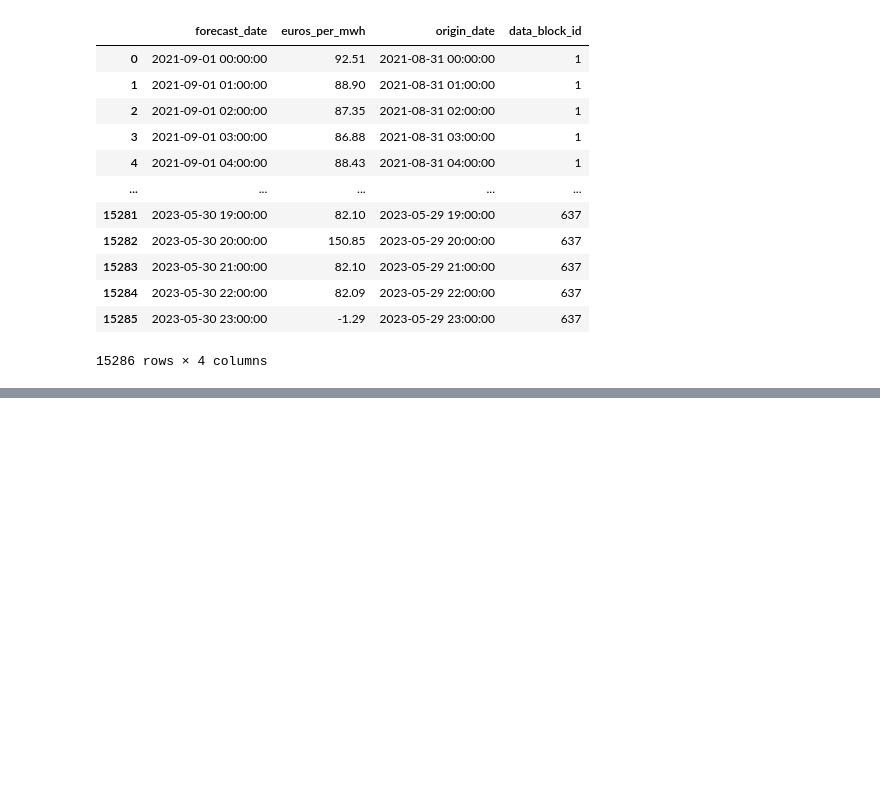
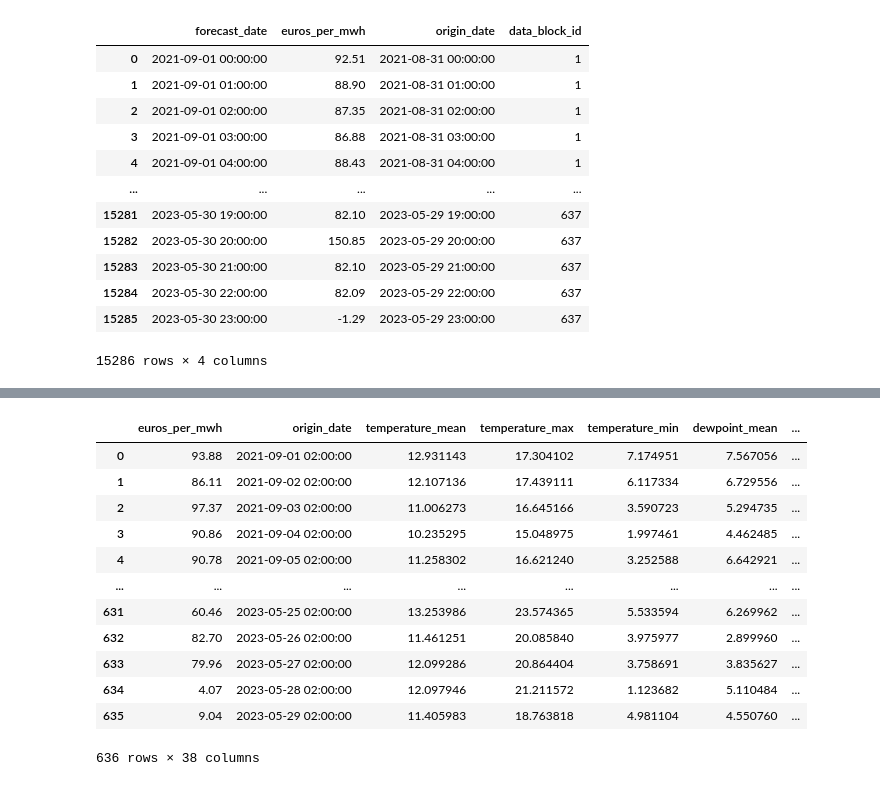
Before and after one commit to Valdins/QuantAlgoSystem, a Jupyter notebook: src/notebooks/intraday_analysis.ipynb, the cells around one changed output, grey strips where cells are left out. Drawn from its saved outputs; the diff is of its cells as text; code cells hidden in the pictures; blank space fills up the shorter version.

```diff
--- a/src/notebooks/intraday_analysis.ipynb
+++ b/src/notebooks/intraday_analysis.ipynb
@@ -24,0 +86,3 @@ electricity_data
+# %%
+energy_df_small = electricity_data[['euros_per_mwh','origin_date']]
+energy_df_small
@@ -24,0 +103,25 @@ electricity_data
+# %%
+full_df = pd.merge(
+    energy_df_small,
+    weather_aggregated,
+    left_on='origin_date',
+    right_on='origin_datetime',
+    how='inner'
+)
+
+full_df.drop(columns=['origin_datetime'], inplace=True)
+full_df
+# %% [output]
+|  | euros_per_mwh | origin_date | temperature_mean | temperature_max | temperature_min | dewpoint_mean | ... |
+| 0 | 93.88 | 2021-09-01 02:00:00 | 12.931143 | 17.304102 | 7.174951 | 7.567056 | ... |
+| 1 | 86.11 | 2021-09-02 02:00:00 | 12.107136 | 17.439111 | 6.117334 | 6.729556 | ... |
+| 2 | 97.37 | 2021-09-03 02:00:00 | 11.006273 | 16.645166 | 3.590723 | 5.294735 | ... |
+| 3 | 90.86 | 2021-09-04 02:00:00 | 10.235295 | 15.048975 | 1.997461 | 4.462485 | ... |
+| 4 | 90.78 | 2021-09-05 02:00:00 | 11.258302 | 16.621240 | 3.252588 | 6.642921 | ... |
+| ... | ... | ... | ... | ... | ... | ... | ... |
+| 631 | 60.46 | 2023-05-25 02:00:00 | 13.253986 | 23.574365 | 5.533594 | 6.269962 | ... |
+| 632 | 82.70 | 2023-05-26 02:00:00 | 11.461251 | 20.085840 | 3.975977 | 2.899960 | ... |
+| 633 | 79.96 | 2023-05-27 02:00:00 | 12.099286 | 20.864404 | 3.758691 | 3.835627 | ... |
+| 634 | 4.07 | 2023-05-28 02:00:00 | 12.097946 | 21.211572 | 1.123682 | 5.110484 | ... |
+| 635 | 9.04 | 2023-05-29 02:00:00 | 11.405983 | 18.763818 | 4.981104 | 4.550760 | ... |
+636 rows × 38 columns
```
Also changed, not shown: parts of 16 cells of this notebook.
